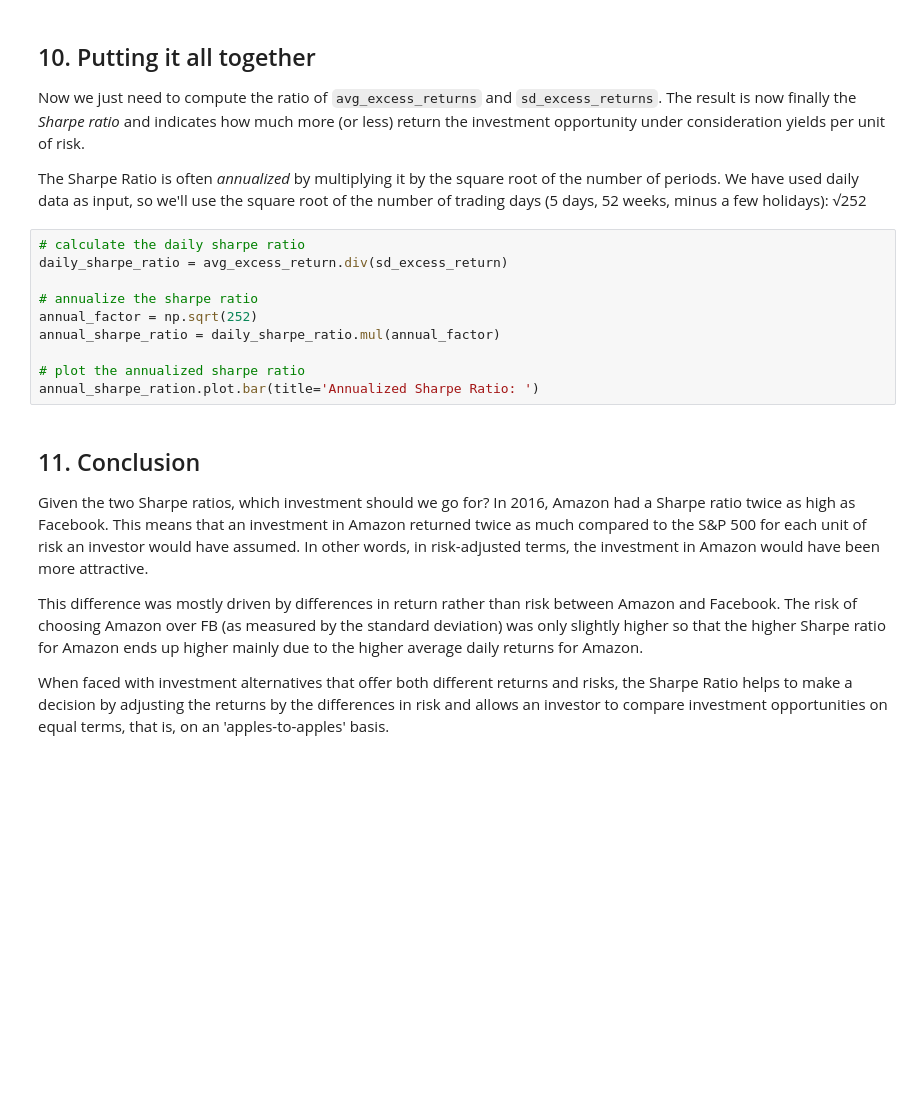
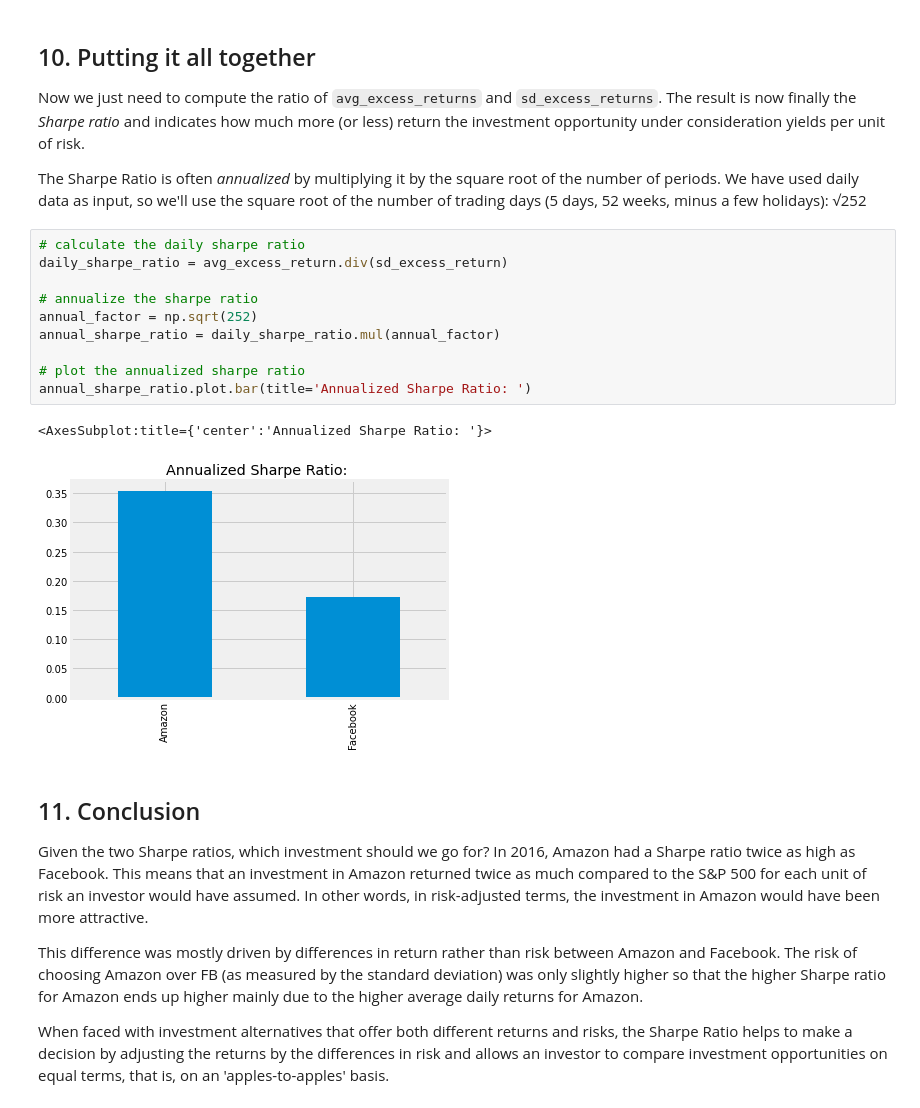
Before and after one commit to nrabbi/Data-Science-Projects, a Jupyter notebook: python_projects/2_2_Risk and Returns The Sharpe Ratio/notebook.ipynb, the cells around one changed output. Drawn from its saved outputs; the diff is of its cells as text; blank space fills up the shorter version.

```diff
--- a/python_projects/2_2_Risk and Returns The Sharpe Ratio/notebook.ipynb
+++ b/python_projects/2_2_Risk and Returns The Sharpe Ratio/notebook.ipynb
@@ -196,13 +194,16 @@ sd_excess_return.plot.bar(title='Standard Deviation of the Return Difference')
 # %%
 # calculate the daily sharpe ratio
 daily_sharpe_ratio = avg_excess_return.div(sd_excess_return)
 
 # annualize the sharpe ratio
 annual_factor = np.sqrt(252)
 annual_sharpe_ratio = daily_sharpe_ratio.mul(annual_factor)
 
 # plot the annualized sharpe ratio
-annual_sharpe_ration.plot.bar(title='Annualized Sharpe Ratio: ')
+annual_sharpe_ratio.plot.bar(title='Annualized Sharpe Ratio: ')
+# %% [output]
+<AxesSubplot:title={'center':'Annualized Sharpe Ratio: '}>
+[figure, added]
 # %% [markdown]
 ## 11. Conclusion
 <p>Given the two Sharpe ratios, which investment should we go for? In 2016, Amazon had a Sharpe ratio twice as high as Facebook. This means that an investment in Amazon returned twice as much compared to the S&amp;P 500 for each unit of risk an investor would have assumed. In other words, in risk-adjusted terms, the investment in Amazon would have been more attractive.</p>
```
Also changed, not shown: parts of 11 cells of this notebook.
